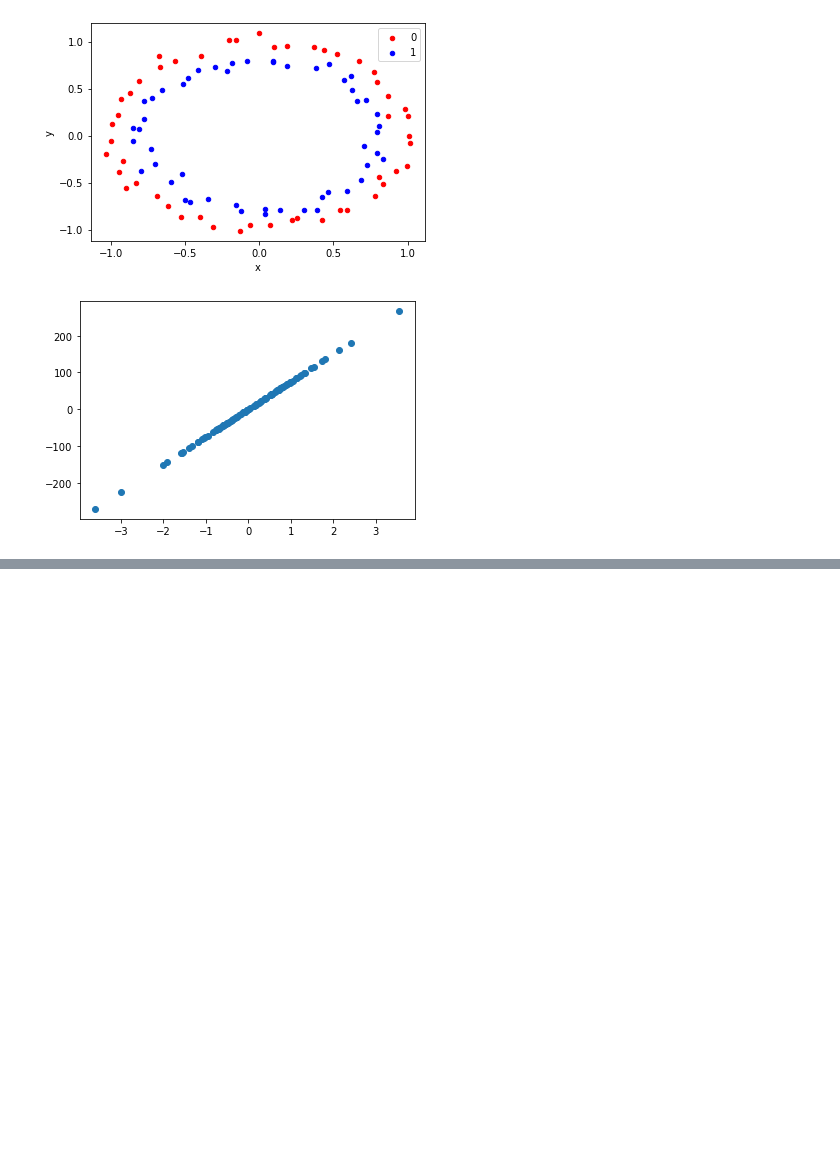
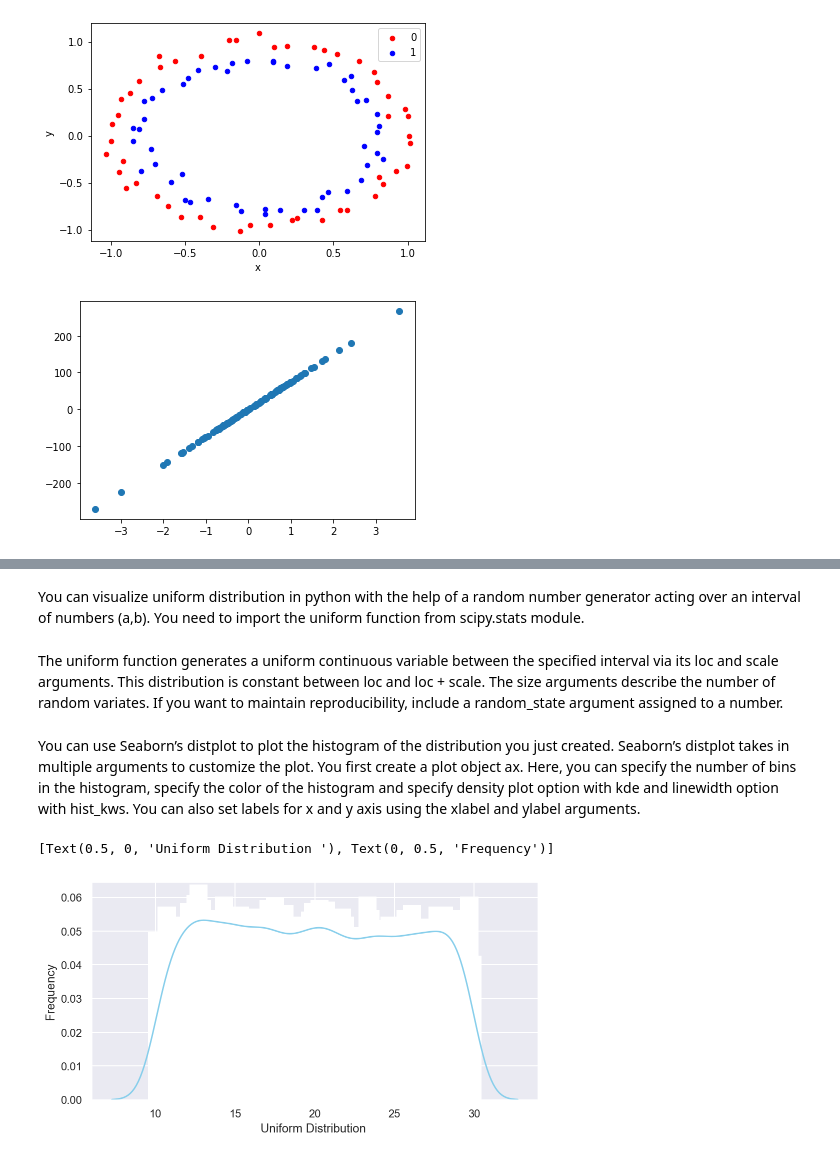
Before and after one commit to EamonnOCearnaigh/LinearRegression, a Jupyter notebook: Exploring dataset generation.ipynb, the cells around one changed output, grey strips where cells are left out. Drawn from its saved outputs; the diff is of its cells as text; code cells hidden in the pictures; blank space fills up the shorter version.

```diff
--- a/Exploring dataset generation.ipynb
+++ b/Exploring dataset generation.ipynb
@@ -167,0 +144,20 @@ Generate a swiss roll dataset.
+# %%
+# for inline plots in jupyter
+%matplotlib inline
+
+# import matplotlib
+import matplotlib.pyplot as plt
+%config InlineBackend.figure_format = 'retina'
+plt.rcParams["figure.figsize"] = [8, 4]
+plt.style.use(['seaborn-darkgrid'])
+
+# import seaborn
+import seaborn as sns
+
+# settings for seaborn plotting style
+sns.set(color_codes=True)
+
+# settings for seaborn plot sizes
+sns.set(rc={'figure.figsize':(8,4)})
+# %% [markdown]
+You can visualize uniform distribution in python with the help of a random number generator acting over an interval of numbers (a,b). You need to import the uniform function from scipy.stats module.
@@ -167,0 +167,21 @@ Generate a swiss roll dataset.
+# %% [markdown]
+The uniform function generates a uniform continuous variable between the specified interval via its loc and scale arguments. This distribution is constant between loc and loc + scale. The size arguments describe the number of random variates. If you want to maintain reproducibility, include a random_state argument assigned to a number.
+# %%
+# random numbers from uniform distribution
+n = 10000
+start = 10
+width = 20
+data_uniform = uniform.rvs(size=n, loc = start, scale=width)
+# %% [markdown]
+You can use Seaborn’s distplot to plot the histogram of the distribution you just created. Seaborn’s distplot takes in multiple arguments to customize the plot. You first create a plot object ax. Here, you can specify the number of bins in the histogram, specify the color of the histogram and specify density plot option with kde and linewidth option with hist_kws. You can also set labels for x and y axis using the xlabel and ylabel arguments.
+# %%
+ax = sns.distplot(data_uniform,
+                  bins=100,
+                  kde=True,
+                  color='skyblue',
+                  hist_kws={"linewidth": 15,'alpha':1})
+
+ax.set(xlabel='Uniform Distribution ', ylabel='Frequency')
+# %% [output]
+[Text(0.5, 0, 'Uniform Distribution '), Text(0, 0.5, 'Frequency')]
+[figure, added]
```
Also changed, not shown: parts of 14 cells of this notebook.
